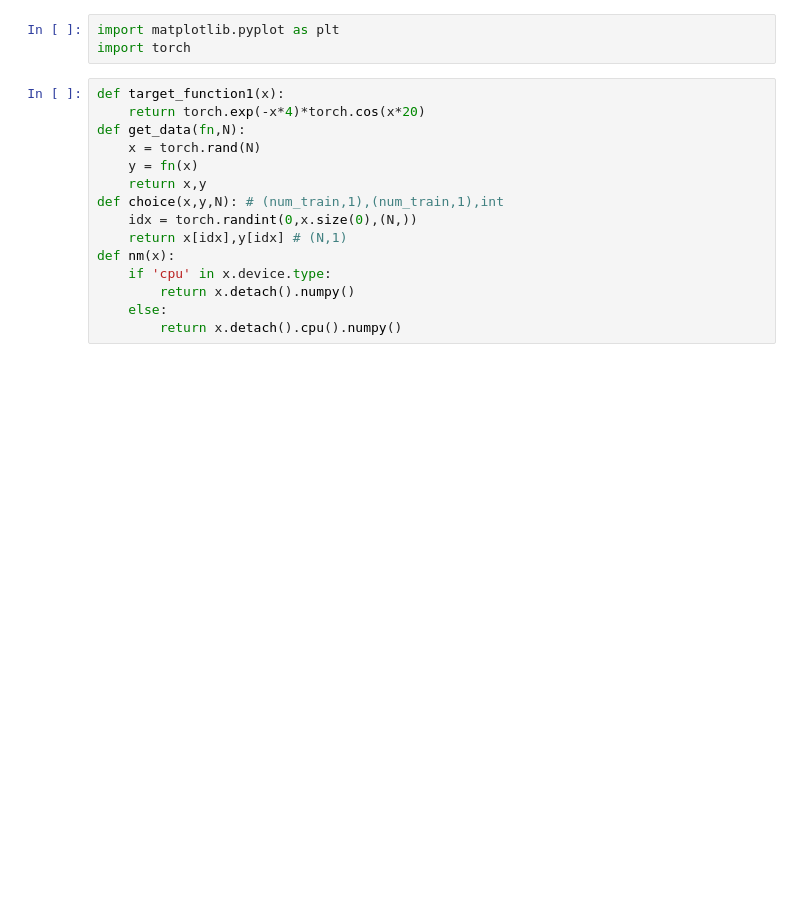
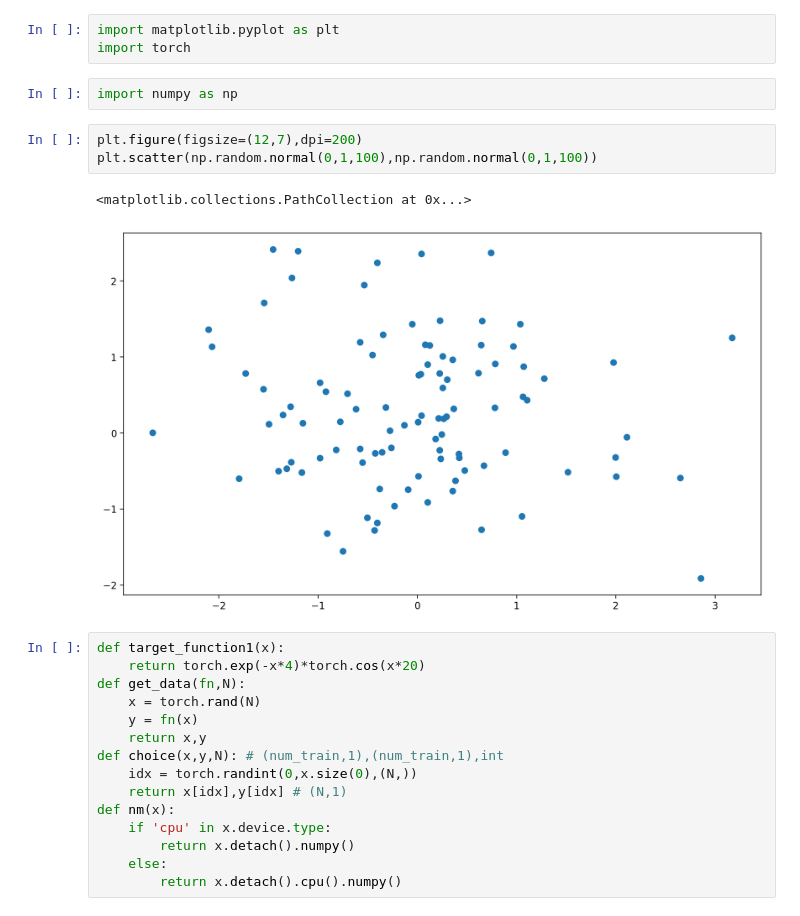
Before and after one commit to ven-kyoshiro/trust_estimation_nn, a Jupyter notebook: v4_evaluation_framework.ipynb, the cells around one changed output. Cells and saved outputs as stored; diff of their text form; blank space fills up the shorter version.

```diff
--- a/v4_evaluation_framework.ipynb
+++ b/v4_evaluation_framework.ipynb
@@ -3,6 +3,14 @@
 # %%
 import matplotlib.pyplot as plt
 import torch
+# %%
+import numpy as np
+# %%
+plt.figure(figsize=(12,7),dpi=200)
+plt.scatter(np.random.normal(0,1,100),np.random.normal(0,1,100))
+# %% [output]
+<matplotlib.collections.PathCollection at 0x...>
+[figure, added]
 # %%
 def target_function1(x):
     return torch.exp(-x*4)*torch.cos(x*20)
```
Also changed, not shown: parts of 1 cell of this notebook, 5 other files.
